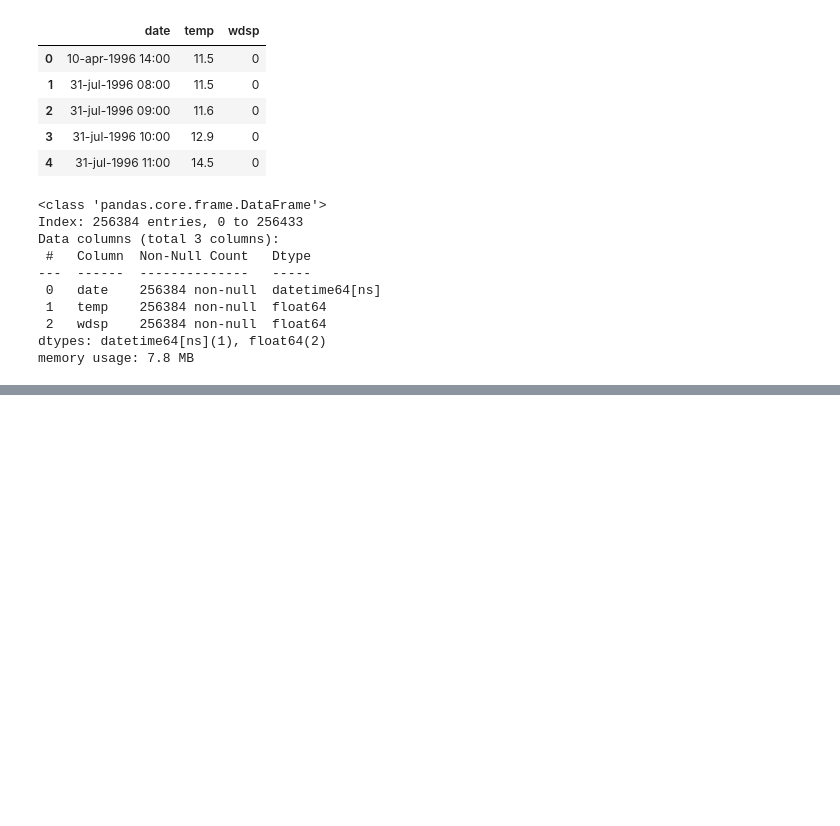
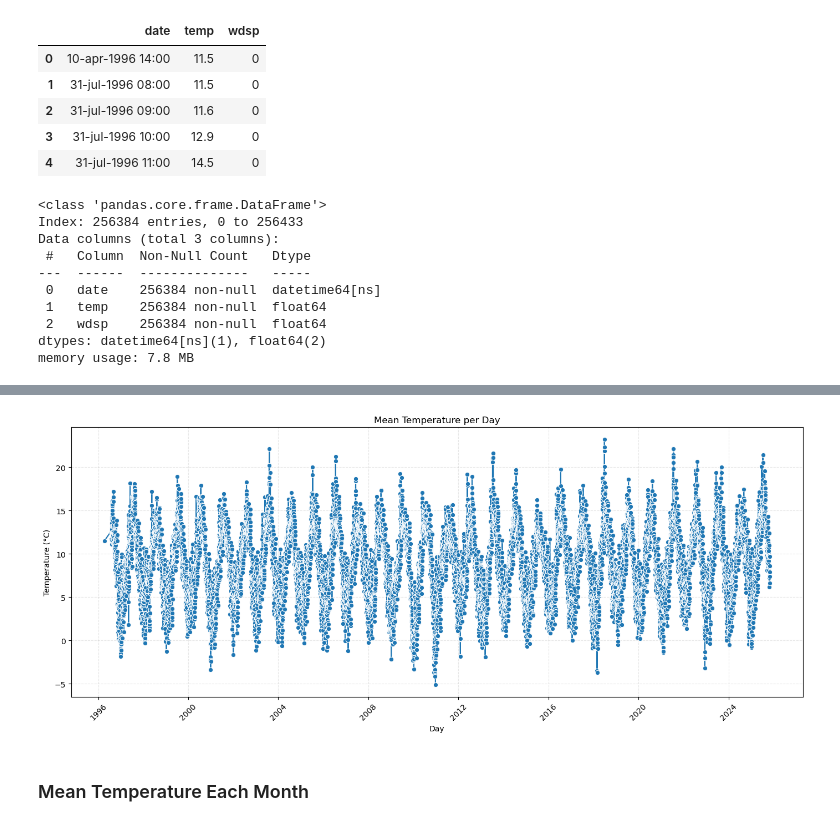
Before and after one commit to Glogover/programming-for-data-analytics, a Jupyter notebook: assignments/assignment_6_Weather.ipynb, the cells around one changed output, grey strips where cells are left out. Saved outputs shown, nothing was run; the diff lists cells and outputs as text; code cells hidden in the pictures; blank space fills up the shorter version.

```diff
--- a/assignments/assignment_6_Weather.ipynb
+++ b/assignments/assignment_6_Weather.ipynb
@@ -142,0 +195,20 @@ memory usage: 7.8 MB
+# %%
+# Getting mean temperature each day
+
+daily_mean_temp = cleandf.resample('D')['temp'].mean().reset_index()
+# %%
+plt.figure(figsize=(14,6))
+sns.lineplot(data=daily_mean_temp, x='date', y='temp', marker='o')
+
+plt.title("Mean Temperature per Day")
+plt.xlabel("Day")
+plt.ylabel("Temperature (°C)")
+plt.xticks(rotation=45)
+
+plt.grid(True, linestyle="--", alpha=0.3)
+plt.tight_layout()
+plt.show()
+# %% [output]
+[figure, added]
+# %% [markdown]
+### Mean Temperature Each Month
```
Also changed, not shown: parts of 9 cells of this notebook, 1 other file.
